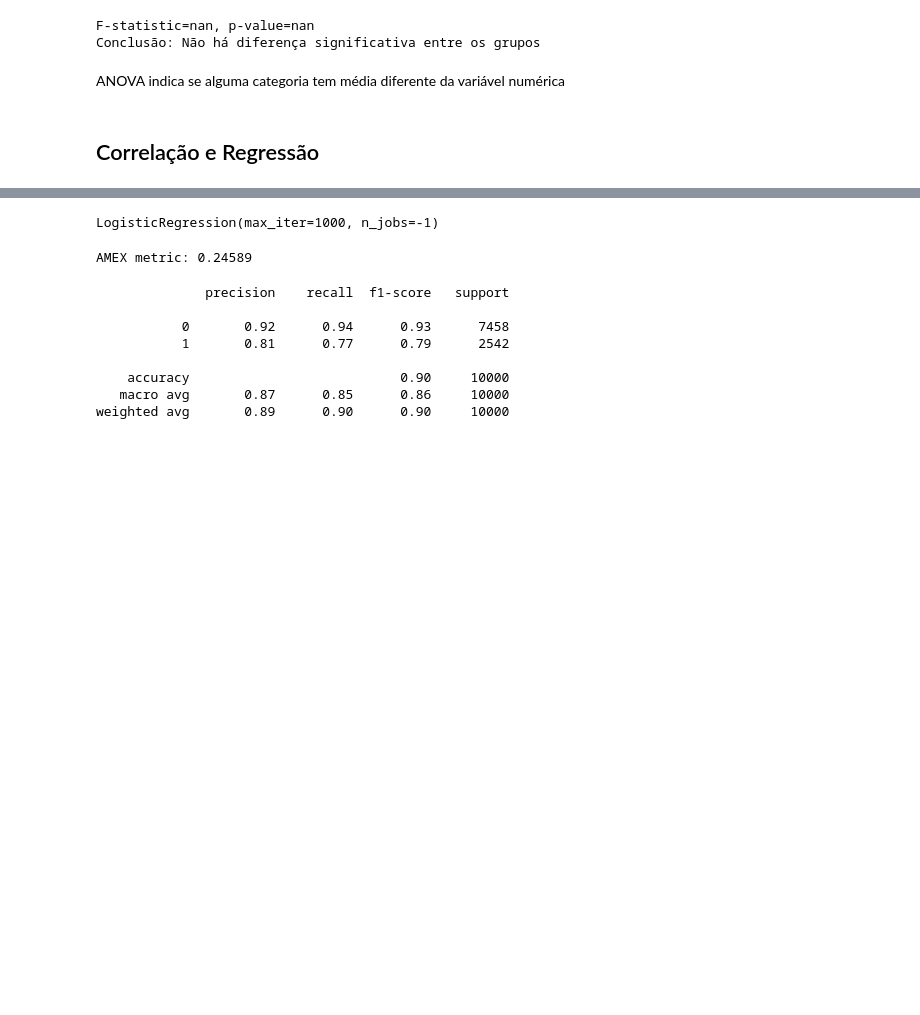
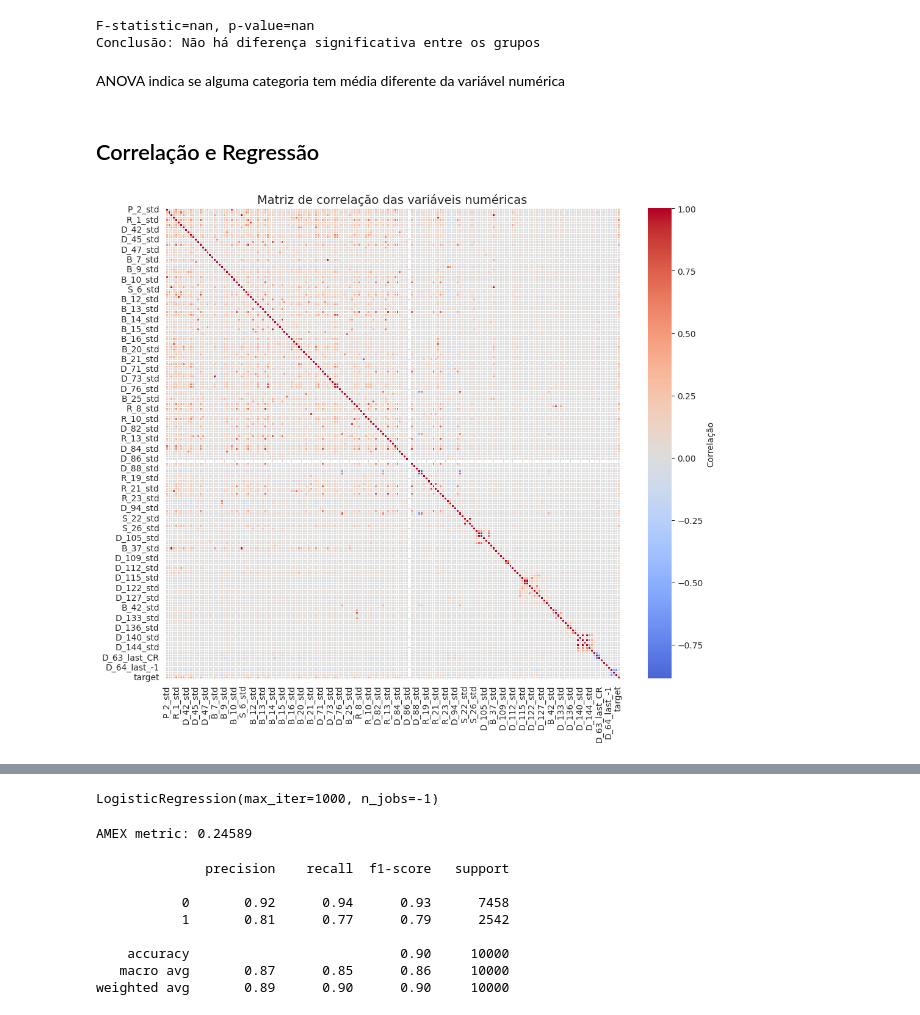
Before and after one commit to Lariiuki/Especializacao-Deep-Learning, a Jupyter notebook: Projeto_final_estatistica.ipynb, the cells around one changed output, grey strips where cells are left out. Drawn from its saved outputs; the diff is of its cells as text; code cells hidden in the pictures; blank space fills up the shorter version.

```diff
--- a/Projeto_final_estatistica.ipynb
+++ b/Projeto_final_estatistica.ipynb
@@ -529,0 +535,24 @@ ANOVA indica se alguma categoria tem média diferente da variável numérica
+# %%
+# selecionar apenas variáveis numéricas
+num_cols = X_sample_imputed.select_dtypes(include=['float32','float64']).columns
+
+# adicionar target para referência
+corr_df = X_sample_imputed[num_cols].copy()
+corr_df['target'] = y_sample.values
+
+# matriz de correlação
+corr_matrix = corr_df.corr(method='pearson')
+
+# plot
+plt.figure(figsize=(12,10))
+sns.heatmap(
+    corr_matrix,
+    cmap='coolwarm',
+    center=0,
+    linewidths=0.5,
+    cbar_kws={'label': 'Correlação'}
+)
+plt.title('Matriz de correlação das variáveis numéricas', fontsize=14)
+plt.show()
+# %% [output]
+[figure, added]
```
Also changed, not shown: parts of 11 cells of this notebook.
